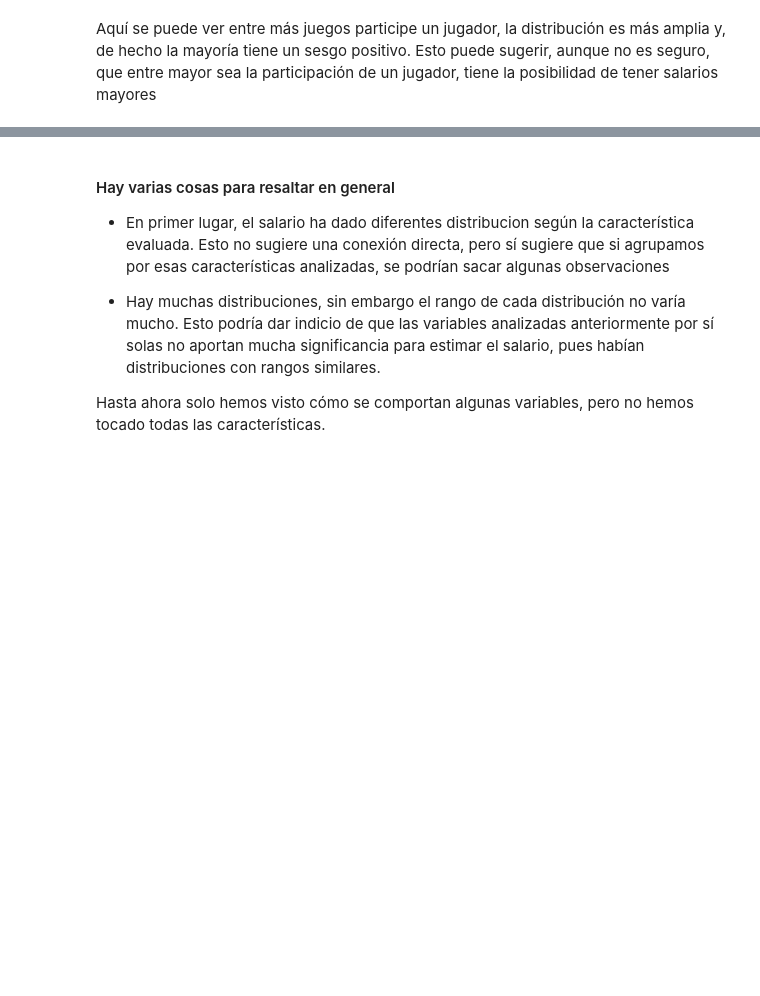
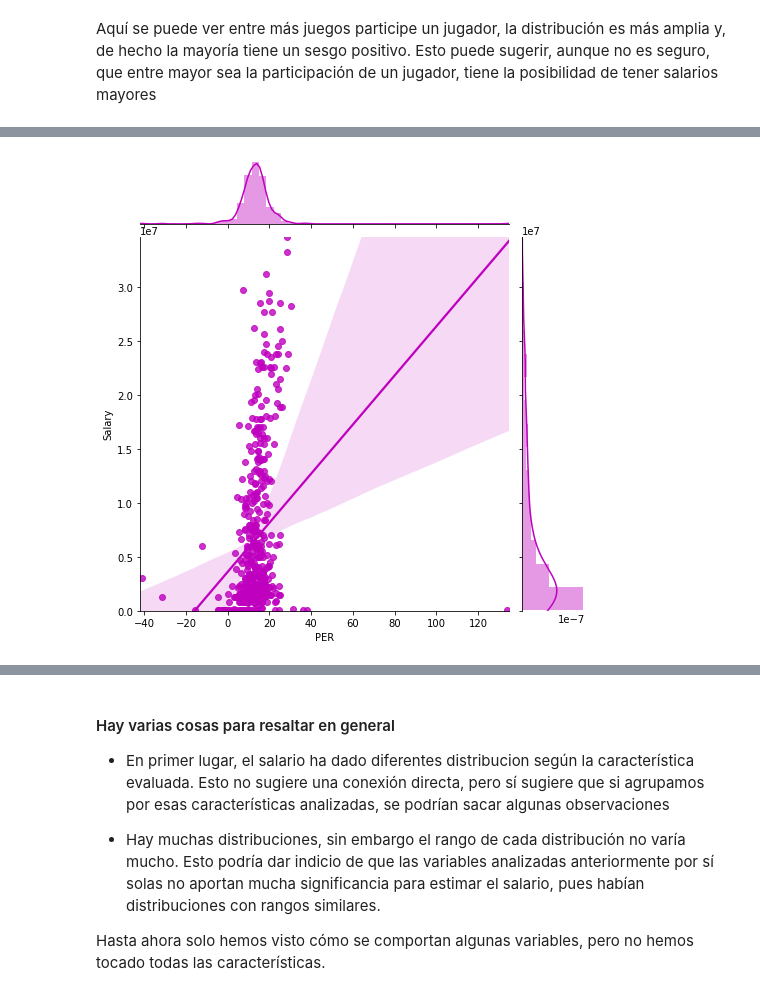
Before and after one commit to StevenMaMei/DataAnalyticsFinalProject, a Jupyter notebook: PrimerEntrega.ipynb, the cells around one changed output, grey strips where cells are left out. Saved outputs shown, nothing was run; the diff lists cells and outputs as text; code cells hidden in the pictures; blank space fills up the shorter version.

```diff
--- a/PrimerEntrega.ipynb
+++ b/PrimerEntrega.ipynb
@@ -419,0 +378,7 @@ g = sns.jointplot(x=d.columns[1], y=d.columns[27], data=data,
+# %%
+g = sns.jointplot(x=d.columns[8], y=d.columns[27], data=data,
+                  kind="reg", truncate=False,
+                  xlim=(-42, 135), ylim=(0, 34682550),
+                  color="m", height=7)
+# %% [output]
+[figure, added]
```
Also changed, not shown: parts of 10 cells of this notebook.
